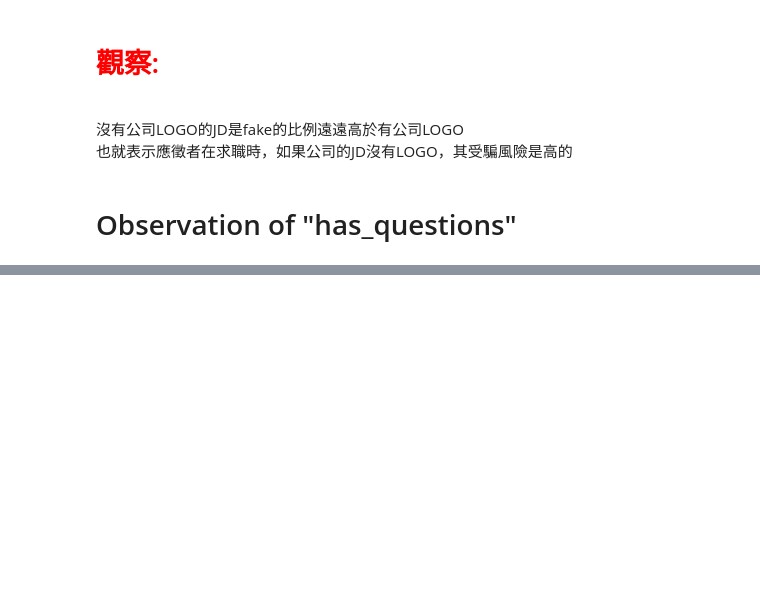
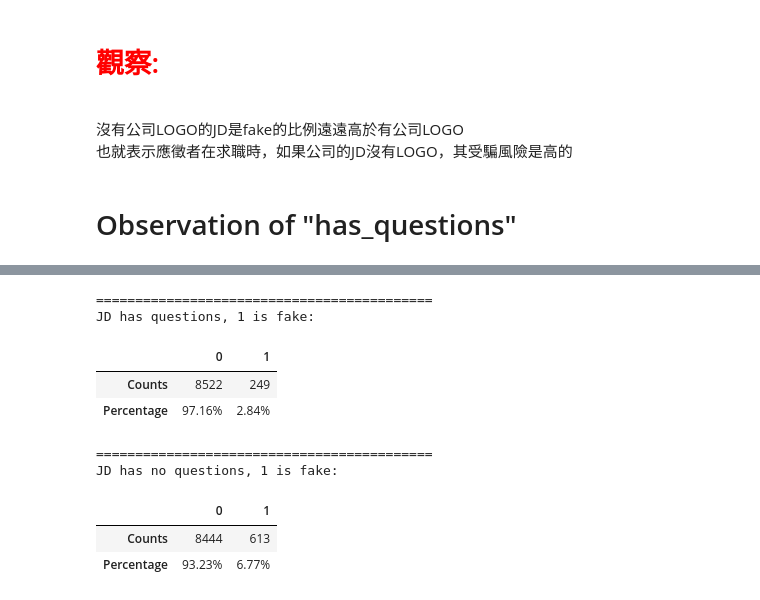
Before and after one commit to BillGuess/job_postings_analysis, a Jupyter notebook: job_postings_analysis.ipynb, the cells around one changed output, grey strips where cells are left out. Drawn from its saved outputs; the diff is of its cells as text; code cells hidden in the pictures; blank space fills up the shorter version.

```diff
--- a/job_postings_analysis.ipynb
+++ b/job_postings_analysis.ipynb
@@ -255,0 +305,40 @@ JD has no company logo, 1 is fake:
+# %%
+# Show Summany of has_questions and has_no_questions
+
+# JD has company logo
+has_questions_fraudulent = []
+has_questions_fraudulent_counts = []
+for count_label, counts in Counter(has_questions["fraudulent"]).items():
+    has_questions_fraudulent.append(count_label)
+    has_questions_fraudulent_counts.append(counts)
+
+# JD has no company logo
+has_no_questions_fraudulent = []
+has_no_questions_fraudulent_counts = []
+for count_label, counts in Counter(has_no_questions["fraudulent"]).items():
+    has_no_questions_fraudulent.append(count_label)
+    has_no_questions_fraudulent_counts.append(counts)
+
+# Show the table
+print("===========================================")
+print("JD has questions, 1 is fake:")
+display(pd.DataFrame([['{:0.0f}'.format(count) for count in has_questions_fraudulent_counts],
+                      ['{:0.2f}%'.format(100*count/sum(has_questions_fraudulent_counts)) for count in has_questions_fraudulent_counts]],
+                     columns=has_questions_fraudulent, index=['Counts', 'Percentage']))
+
+print("===========================================")
+print("JD has no questions, 1 is fake:")
+display(pd.DataFrame([['{:0.0f}'.format(count) for count in has_no_questions_fraudulent_counts],
+                      ['{:0.2f}%'.format(100*count/sum(has_no_questions_fraudulent_counts)) for count in has_no_questions_fraudulent_counts]],
+                     columns=has_no_questions_fraudulent, index=['Counts', 'Percentage']))
+# %% [output]
+===========================================
+JD has questions, 1 is fake:
+|  | 0 | 1 |
+| Counts | 8522 | 249 |
+| Percentage | 97.16% | 2.84% |
+===========================================
+JD has no questions, 1 is fake:
+|  | 0 | 1 |
+| Counts | 8444 | 613 |
+| Percentage | 93.23% | 6.77% |
```
Also changed, not shown: parts of 13 cells of this notebook.
